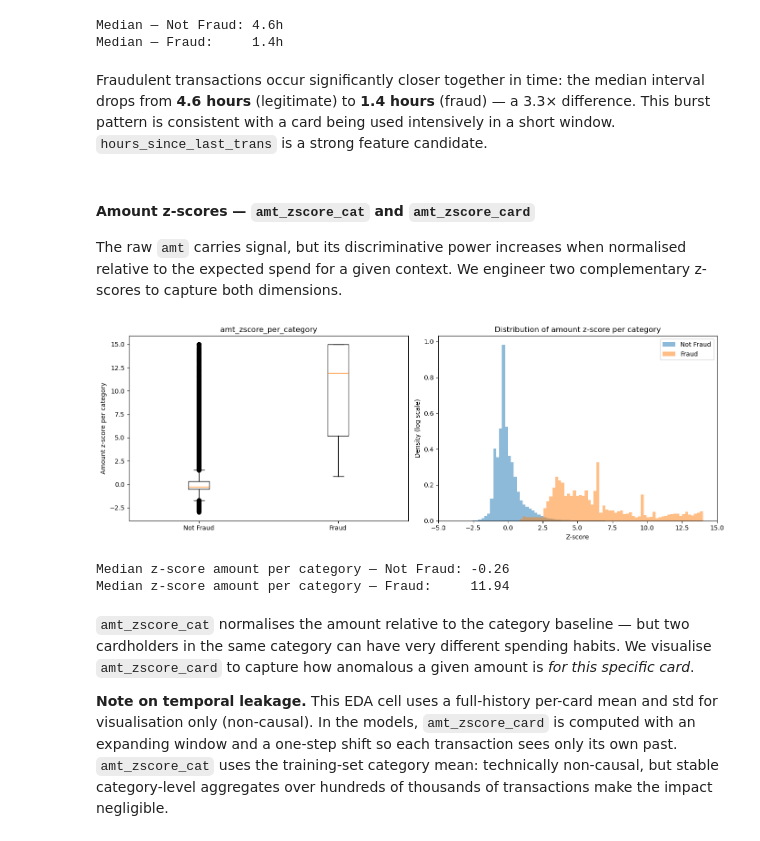
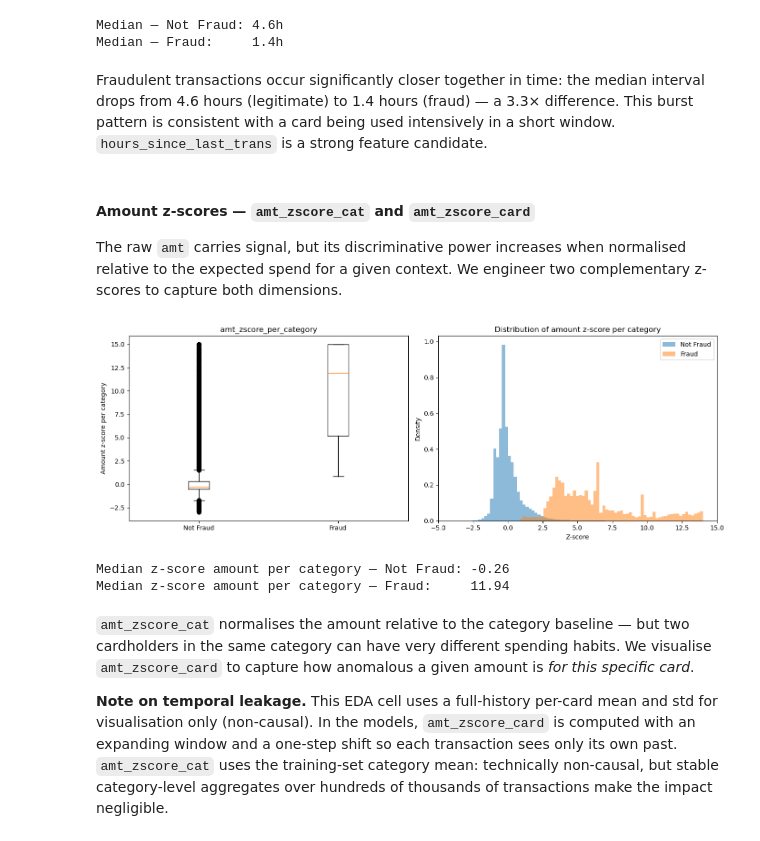
Before and after one commit to giorgiozoccatelli/Fraud-Detection, a Jupyter notebook: creditfraud.ipynb, the cells around one changed output. Drawn from its saved outputs; the diff is of its cells as text; code cells hidden in the pictures.

```diff
--- a/creditfraud.ipynb
+++ b/creditfraud.ipynb
@@ -487,7 +487,7 @@ print(f"Median — Fraud:     {fraud_h.median():.1f}h")
 Median — Not Fraud: 4.6h
 Median — Fraud:     1.4h
 # %% [markdown]
-Fraudulent transactions occur significantly closer together in time: the median interval drops from **4.6 hours** (legitimate) to **1.4 hours** (fraud) — a 3.3× difference. This burst pattern is consistent with a card being used intensively in a short window. `hours_since_last_trans` is a strong feature candidate.
+Fraudulent transactions occur significantly closer together in time: the median interval drops from 4.6 hours (legitimate) to 1.4 hours (fraud) — a 3.3× difference. This burst pattern is consistent with a card being used intensively in a short window. `hours_since_last_trans` is a strong feature candidate.
 # %% [markdown]
 #### Amount z-scores — `amt_zscore_cat` and `amt_zscore_card`
 
@@ -495,34 +495,34 @@ The raw `amt` carries signal, but its discriminative power increases when normal
 # %%
 cat_mean = df[df['is_fraud'] == 0].groupby('category')['amt'].mean()
 cat_std  = df[df['is_fraud'] == 0].groupby('category')['amt'].std()
 
 amt_z   = (df['amt'] - df['category'].map(cat_mean)) / (df['category'].map(cat_std) + 1e-6)
 legit_z = amt_z[df['is_fraud'] == 0]
 fraud_z = amt_z[df['is_fraud'] == 1]
 
 fig, ax = plt.subplots(ncols=2, figsize=(14, 5))
 
 ax[0].boxplot([legit_z.clip(-5, 15), fraud_z.clip(-5, 15)], tick_labels=['Not Fraud', 'Fraud'])
 ax[0].set_ylabel('Amount z-score per category')
 ax[0].set_title('amt_zscore_per_category')
 
 bins = np.linspace(-7, 14, 100)
 ax[1].hist(legit_z, bins=bins, alpha=0.5, label='Not Fraud', density=True)
 ax[1].hist(fraud_z, bins=bins, alpha=0.5, label='Fraud',     density=True)
 ax[1].set_xlim(-5, 15)
 
 ax[1].set_xlabel('Z-score')
-ax[1].set_ylabel('Density (log scale)')
+ax[1].set_ylabel('Density')
 ax[1].set_title('Distribution of amount z-score per category')
 ax[1].legend()
 
 plt.tight_layout()
 plt.show()
 
 print(f"Median z-score amount per category — Not Fraud: {legit_z.median():.2f}")
 print(f"Median z-score amount per category — Fraud:     {fraud_z.median():.2f}")
 # %% [output]
-[figure, old version]
+[figure, new version]
 Median z-score amount per category — Not Fraud: -0.26
 Median z-score amount per category — Fraud:     11.94
 # %% [markdown]
```
Also changed, not shown: parts of 4 cells of this notebook.
